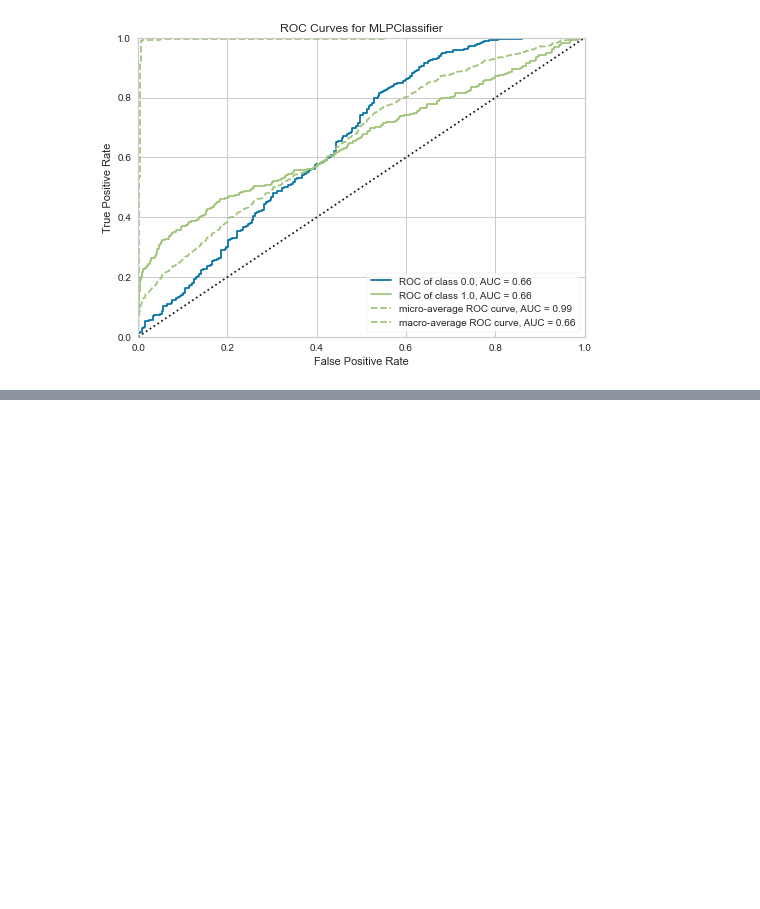
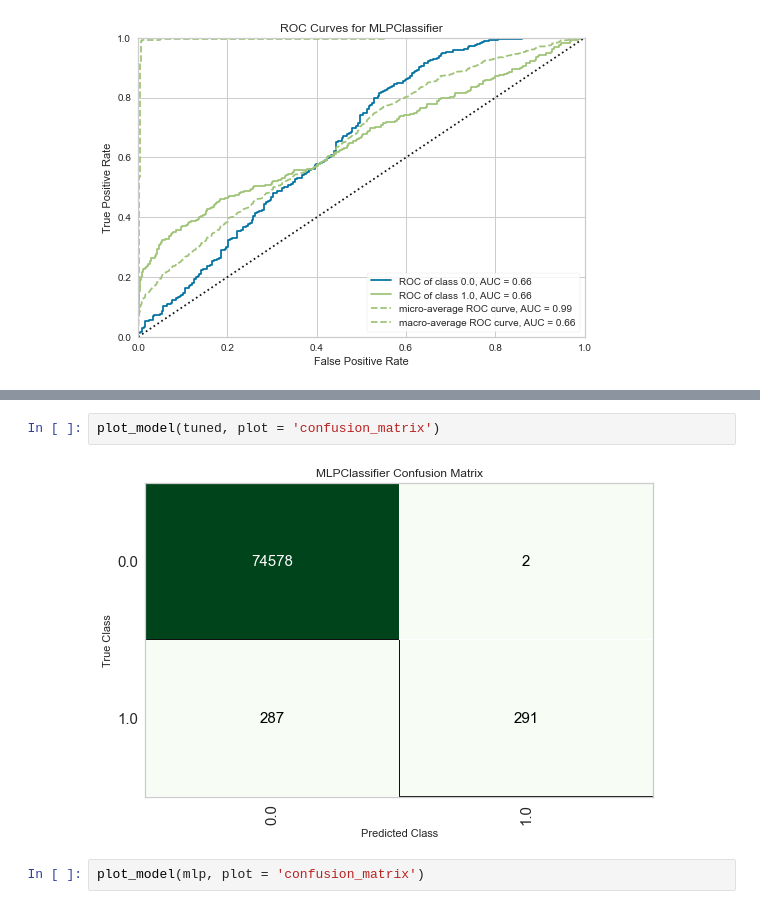
Before and after one commit to kylecummings89/ESE_527_Project, a Jupyter notebook: ESE_527_Early_Modeling&Tuning_Attempt.ipynb, the cells around one changed output, grey strips where cells are left out. Cells and saved outputs as stored; diff of their text form; blank space fills up the shorter version.

```diff
--- a/ESE_527_Early_Modeling&Tuning_Attempt.ipynb
+++ b/ESE_527_Early_Modeling&Tuning_Attempt.ipynb
@@ -132,0 +141,6 @@ plot_model(tuned, plot = 'auc')
+# %%
+plot_model(tuned, plot = 'confusion_matrix')
+# %% [output]
+[figure, added]
+# %%
+plot_model(mlp, plot = 'confusion_matrix')
```
Also changed, not shown: parts of 2 cells of this notebook.
